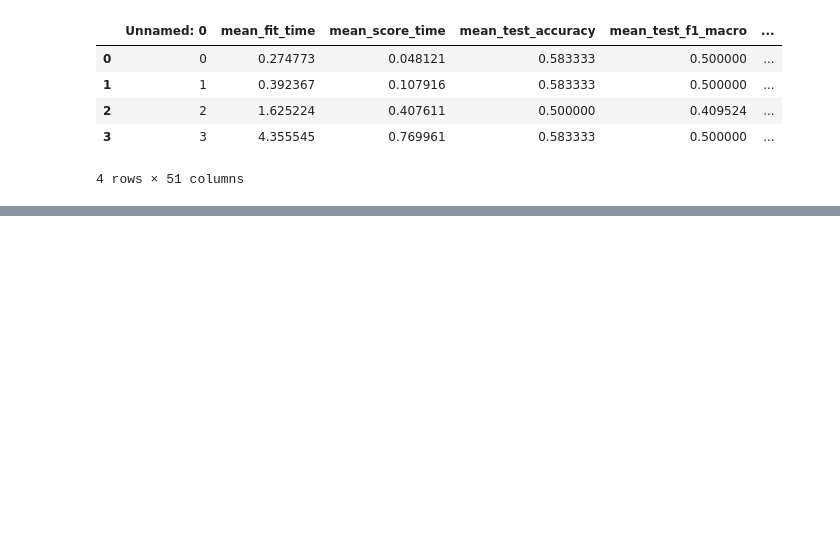
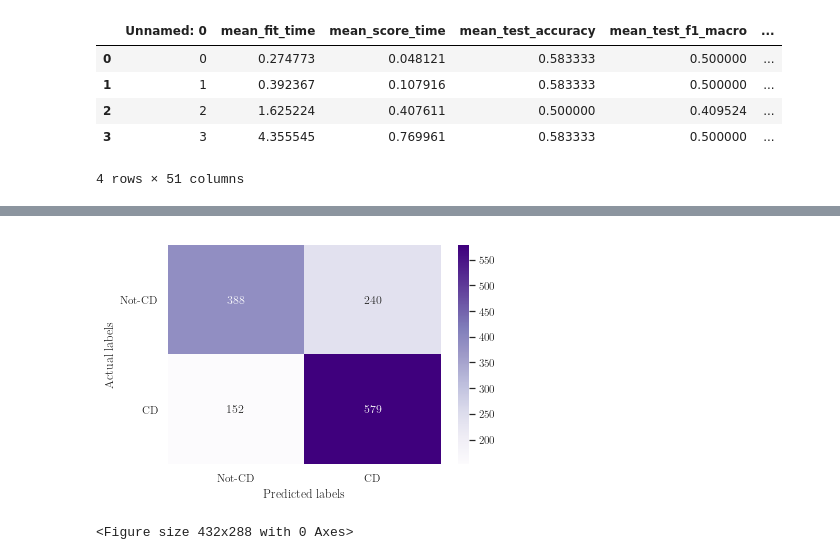
Before and after one commit to Nugofe/MicroPheno, a Jupyter notebook: notebooks/My-Micropheno.ipynb, the cells around one changed output, grey strips where cells are left out. Saved outputs shown, nothing was run; the diff lists cells and outputs as text; code cells hidden in the pictures; blank space fills up the shorter version.

```diff
--- a/notebooks/My-Micropheno.ipynb
+++ b/notebooks/My-Micropheno.ipynb
@@ -269,0 +179,11 @@ metrics
+# %%
+################ Random Forest ################
+# load the results
+[label_set, conf, best_score_, best_estimator_, cv_results_, best_params_, predictions]=FileUtility.load_obj('../../crohns_disease/results/RFclassifier/all_results.pickle')
+label_set=[x.replace('_',' ') for x in label_set]
+
+# create the plot (Confusion matrix) and save it in a pdf
+create_mat_plot(conf, label_set, '', '../../crohns_disease/results/RFclassifier/confusion_matrix', 'Predicted labels' ,'Actual labels', cmap='Purples', filetype='pdf',font_s=8)
+# %% [output]
+[figure, added]
+<Figure size 432x288 with 0 Axes>
```
Also changed, not shown: parts of 18 cells of this notebook, 10 other files.
